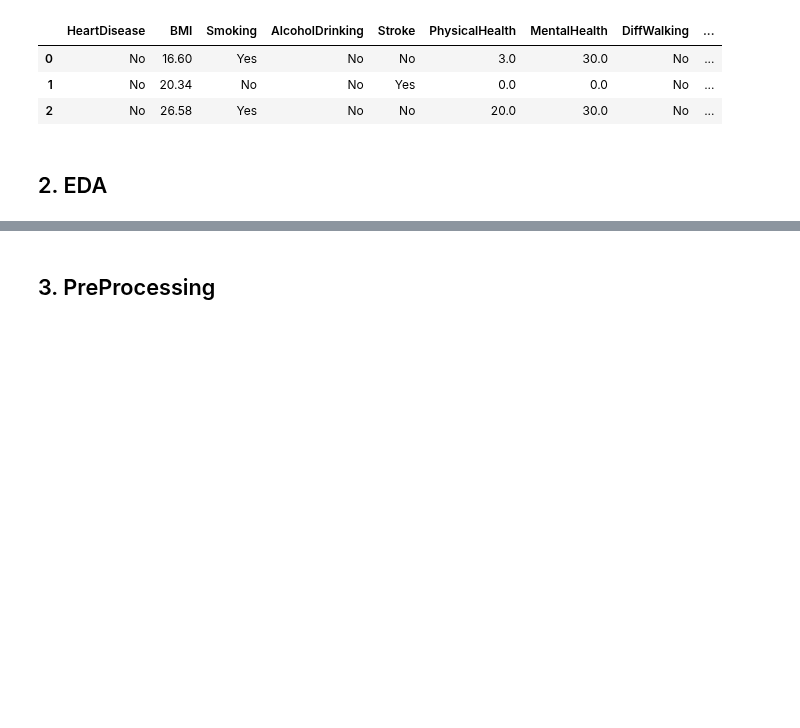
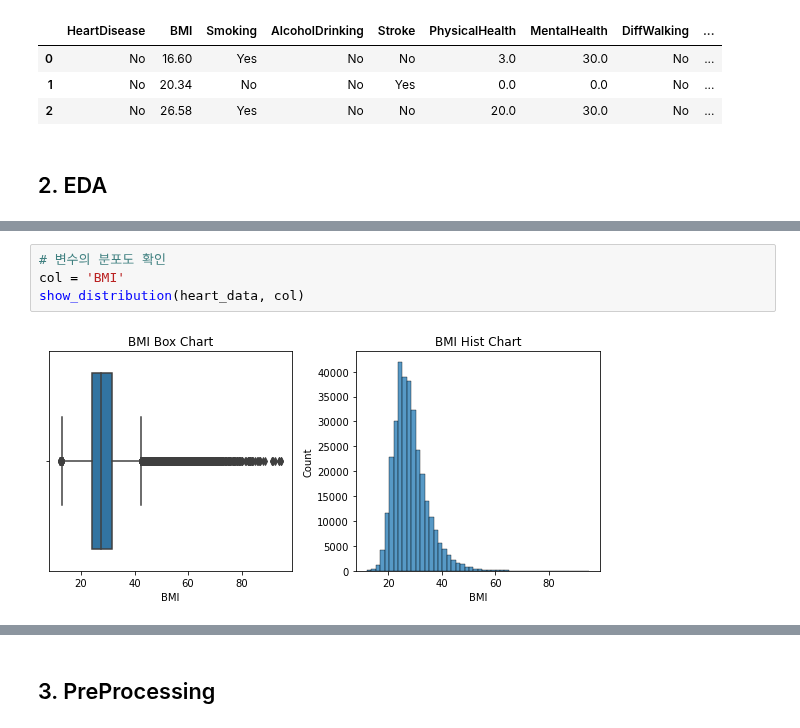
Before and after one commit to iss760/machine-learning, a Jupyter notebook: model/Light_GBM.ipynb, the cells around one changed output, grey strips where cells are left out. Drawn from its saved outputs; the diff is of its cells as text; blank space fills up the shorter version.

```diff
--- a/model/Light_GBM.ipynb
+++ b/model/Light_GBM.ipynb
@@ -124,0 +138,6 @@ show_bar(heart_data, cols)
+# %%
+# 변수의 분포도 확인
+col = 'BMI'
+show_distribution(heart_data, col)
+# %% [output]
+[figure, added]
```
Also changed, not shown: parts of 13 cells of this notebook.
